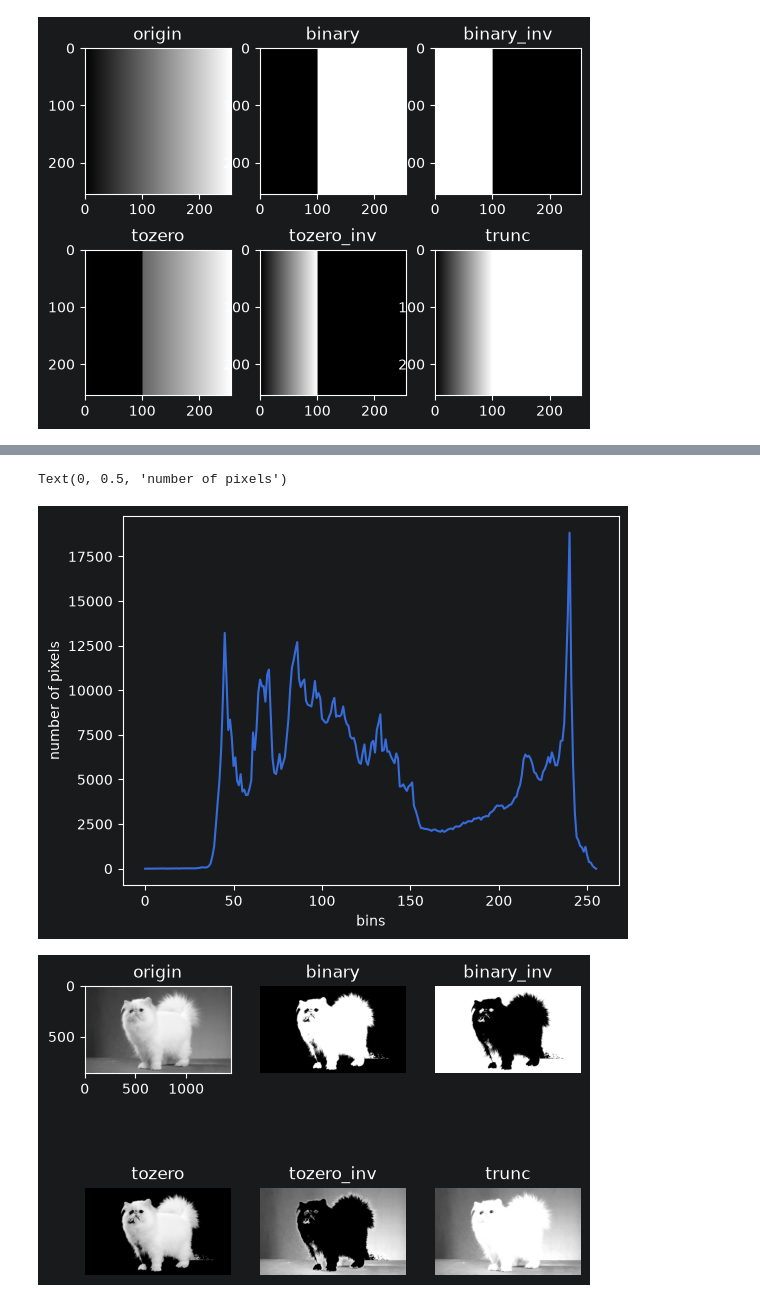
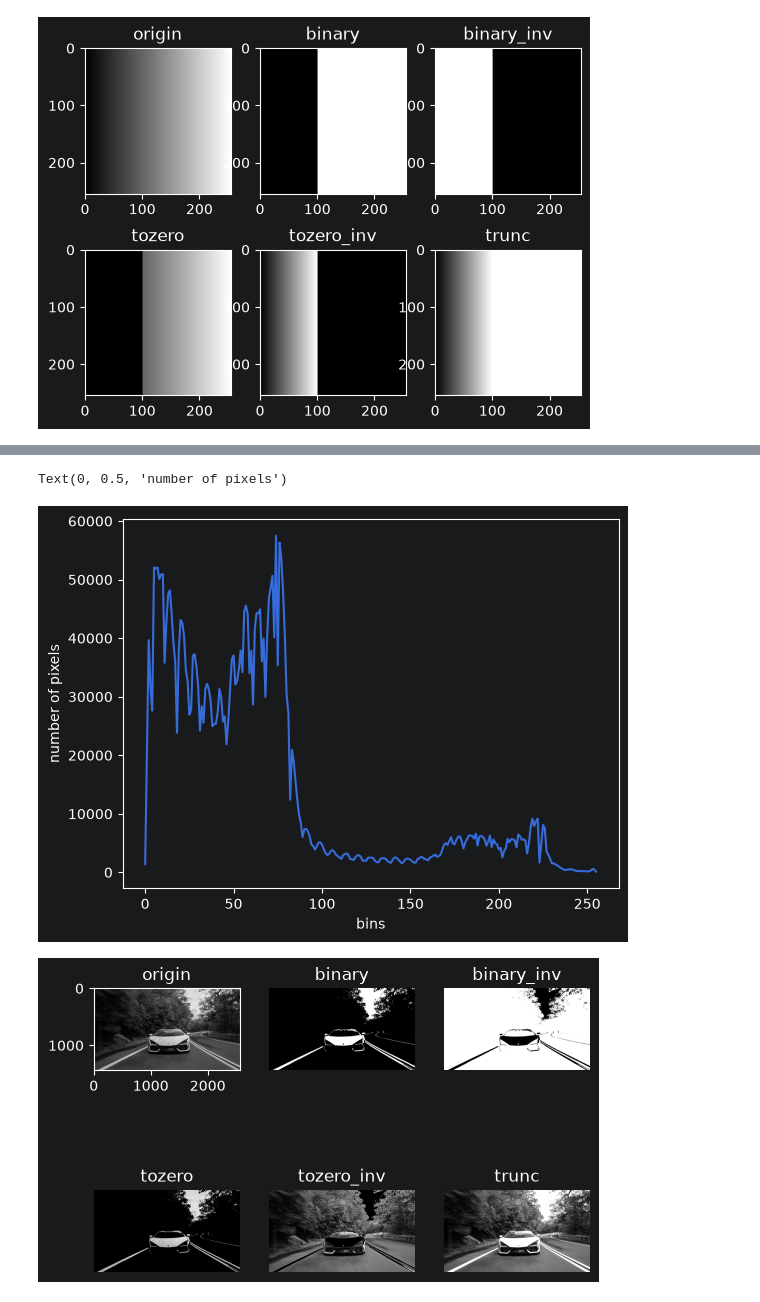
Before and after one commit to SeregaCodit/ComputerVisionCourse, a Jupyter notebook: src/lessons/L25_image_thresholding.ipynb, the cells around one changed output, grey strips where cells are left out. Saved outputs shown, nothing was run; the diff lists cells and outputs as text; code cells hidden in the pictures.

```diff
--- a/src/lessons/L25_image_thresholding.ipynb
+++ b/src/lessons/L25_image_thresholding.ipynb
@@ -31,7 +30,7 @@ plt.title("origin")
 plt.imshow(gradient, cmap="gray")
 
 for i in range(len(thresh_names)):
-    threshold = cv2.threshold(gradient, 100, 255, thresh_opt[i])[1]
+    threshold = cv.threshold(gradient, 100, 255, thresh_opt[i])[1]
 
     plt.subplot(232 + i)
     plt.title(thresh_names[i])
@@ -39,7 +38,7 @@ for i in range(len(thresh_names)):
 # %% [output]
 [figure]
 # %%
-img_path = p.IMAGE_ASSETS / "cat1.png"
+img_path = p.IMAGE_ASSETS / "lambo.jpg"
 
 img = cv.imread(img_path)
 
@@ -59,19 +58,19 @@ plt.xlabel("bins")
 plt.ylabel("number of pixels")
 # %% [output]
 Text(0, 0.5, 'number of pixels')
-[figure, old version]
+[figure, new version]
 # %%
 plt.figure()
 plt.subplot(231)
 plt.title("origin")
 plt.imshow(img_gray, cmap="gray")
 
 for i in range(len(thresh_names)):
-    threshold = cv2.threshold(img_gray, 151  , 255, thresh_opt[i])[1]
+    threshold = cv.threshold(img_gray, 160, 255, thresh_opt[i])[1]
 
     plt.subplot(232 + i)
     plt.title(thresh_names[i])
     plt.imshow(threshold, cmap="gray")
     plt.axis("off")
 # %% [output]
-[figure, old version]
+[figure, new version]
```
Also changed, not shown: parts of 2 cells of this notebook, 8 other files.
